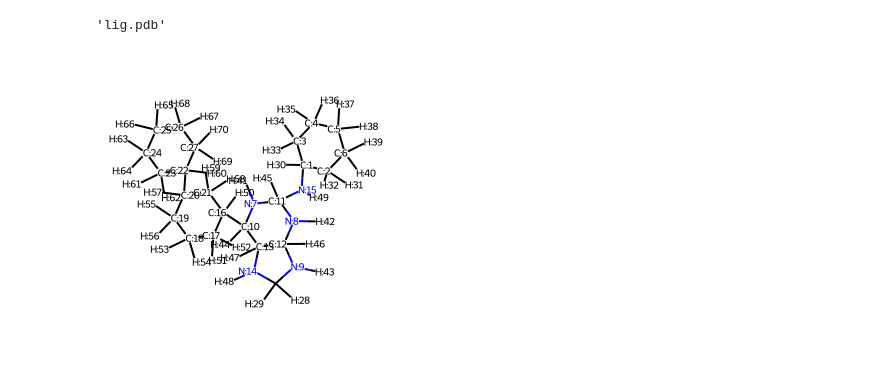
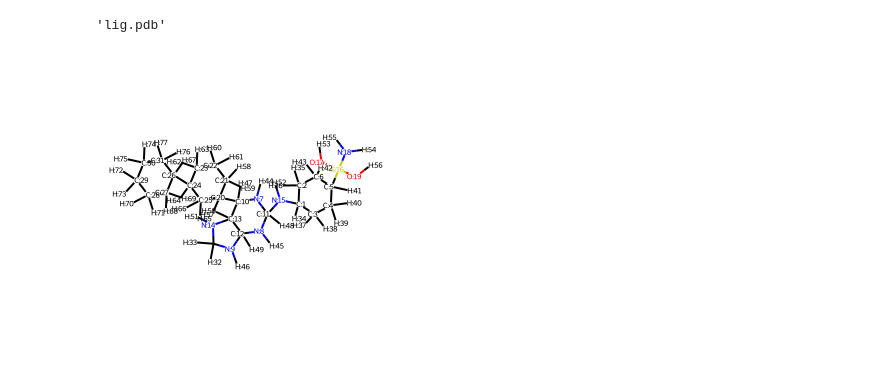
Before and after one commit to cole-group/FEgrow, a Jupyter notebook: rgroups.ipynb, the cells around one changed output. Cells and saved outputs as stored; diff of their text form; code cells hidden in the pictures.

```diff
--- a/rgroups.ipynb
+++ b/rgroups.ipynb
@@ -19,13 +19,13 @@ prody.writePDB('lig.pdb', mol)
 'lig.pdb'
 # %%
 # load the ligand
-init_mol = Chem.MolFromPDBFile('lig_nos.pdb')
+init_mol = Chem.MolFromPDBFile('lig.pdb')
 init_mol = Chem.AddHs(init_mol, addCoords=True)
 
 # select the atom to be replaced with the R group
 Draw.MolToImage(rep2D(init_mol))
 # %% [output]
-[figure, old version]
+[figure, new version]
 # %%
 # load the R group
 R_group = Chem.MolFromMolFile('data/rgroups/molecules/alcohols/methanol-r.mol', removeHs=False)
```
Also changed, not shown: parts of 8 cells of this notebook.
